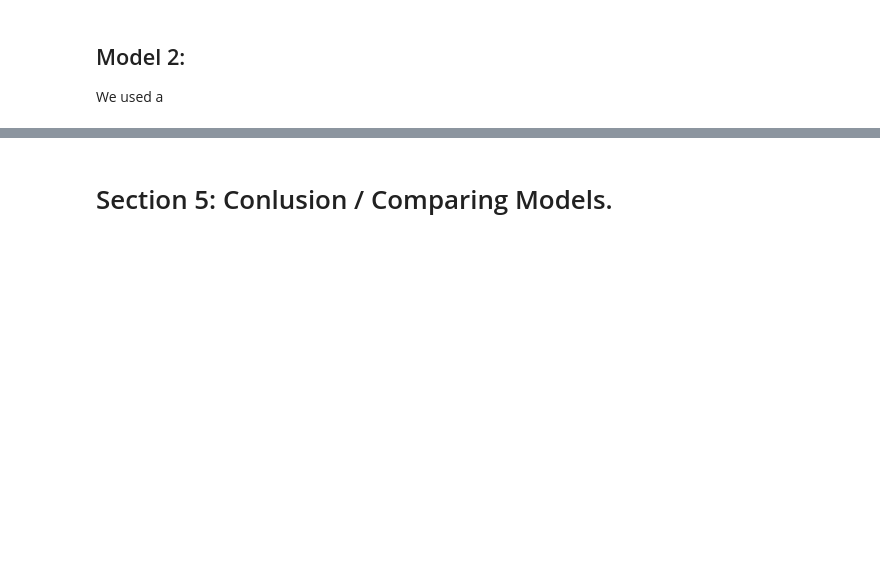
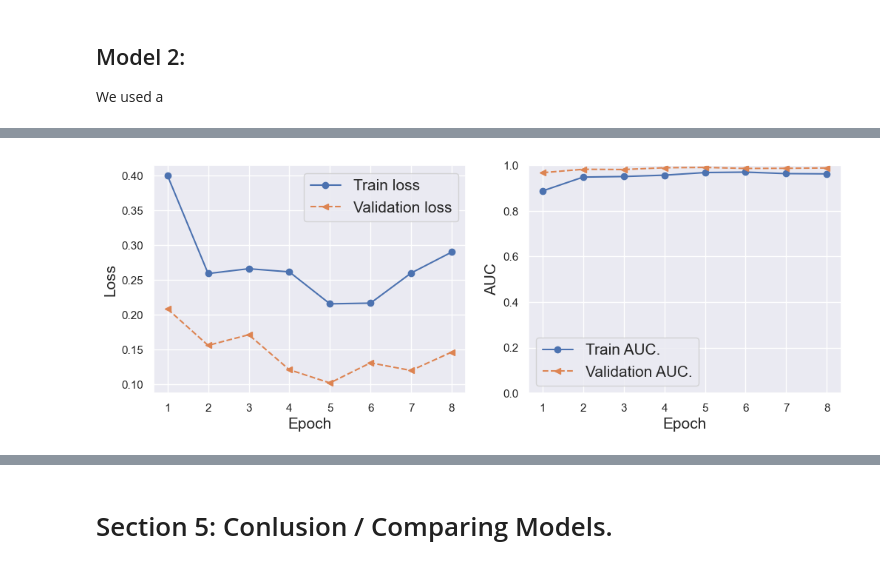
Before and after one commit to kevinyi901/W207, a Jupyter notebook: W207_Final.ipynb, the cells around one changed output, grey strips where cells are left out. Saved outputs shown, nothing was run; the diff lists cells and outputs as text; code cells hidden in the pictures; blank space fills up the shorter version.

Commit message:
CNN model with hyperparameter tuned.

```diff
--- a/W207_Final.ipynb
+++ b/W207_Final.ipynb
@@ -277,10 +300,10 @@ X_train_tokens = tokenizer.texts_to_sequences(X_train)
 X_test_tokens = tokenizer.texts_to_sequences(X_test)
 X_val_tokens = tokenizer.texts_to_sequences(X_val)
 
-# Pad the data to ensure they are all the same length (maxlen=4000)
-X_train_padded = pad_sequences(X_train_tokens, maxlen=4000, dtype='int32', padding='post', truncating='post', value=0)
-X_test_padded = pad_sequences(X_test_tokens, maxlen=4000, dtype='int32', padding='post', truncating='post', value=0)
-X_val_padded = pad_sequences(X_val_tokens, maxlen=4000, dtype='int32', padding='post', truncating='post', value=0)
+# Pad the data to ensure they are all the same length (maxlen=2000)
+X_train_padded = pad_sequences(X_train_tokens, maxlen=2000, dtype='int32', padding='post', truncating='post', value=0)
+X_test_padded = pad_sequences(X_test_tokens, maxlen=2000, dtype='int32', padding='post', truncating='post', value=0)
+X_val_padded = pad_sequences(X_val_tokens, maxlen=2000, dtype='int32', padding='post', truncating='post', value=0)
 # %% [markdown]
 # Section 4: Model building and predictions.
 
@@ -314,0 +426,27 @@ We
+# %%
+# plot loss curves
+hist = history.history
+x_arr = np.arange(len(hist['loss'])) + 1
+
+fig = plt.figure(figsize=(12, 4))
+ax = fig.add_subplot(1, 2, 1)
+ax.plot(x_arr, hist['loss'], '-o', label='Train loss')
+ax.plot(x_arr, hist['val_loss'], '--<', label='Validation loss')
+ax.legend(fontsize=15)
+ax.set_xlabel('Epoch', size=15)
+ax.set_ylabel('Loss', size=15)
+
+
+
+# evaluate the AUC of model on (X_train_padded, y_train) and (X_val_padded, y_val)
+
+ax = fig.add_subplot(1, 2, 2)
+ax.plot(x_arr, hist['auc'], '-o', label='Train AUC.')
+ax.plot(x_arr, hist['val_auc'], '--<', label='Validation AUC.')
+ax.legend(fontsize=15)
+ax.set_xlabel('Epoch', size=15)
+ax.set_ylabel('AUC', size=15)
+ax.set_ylim(0,1)
+plt.show()
+# %% [output]
+[figure, added]
```
Also changed, not shown: parts of 22 cells of this notebook.
